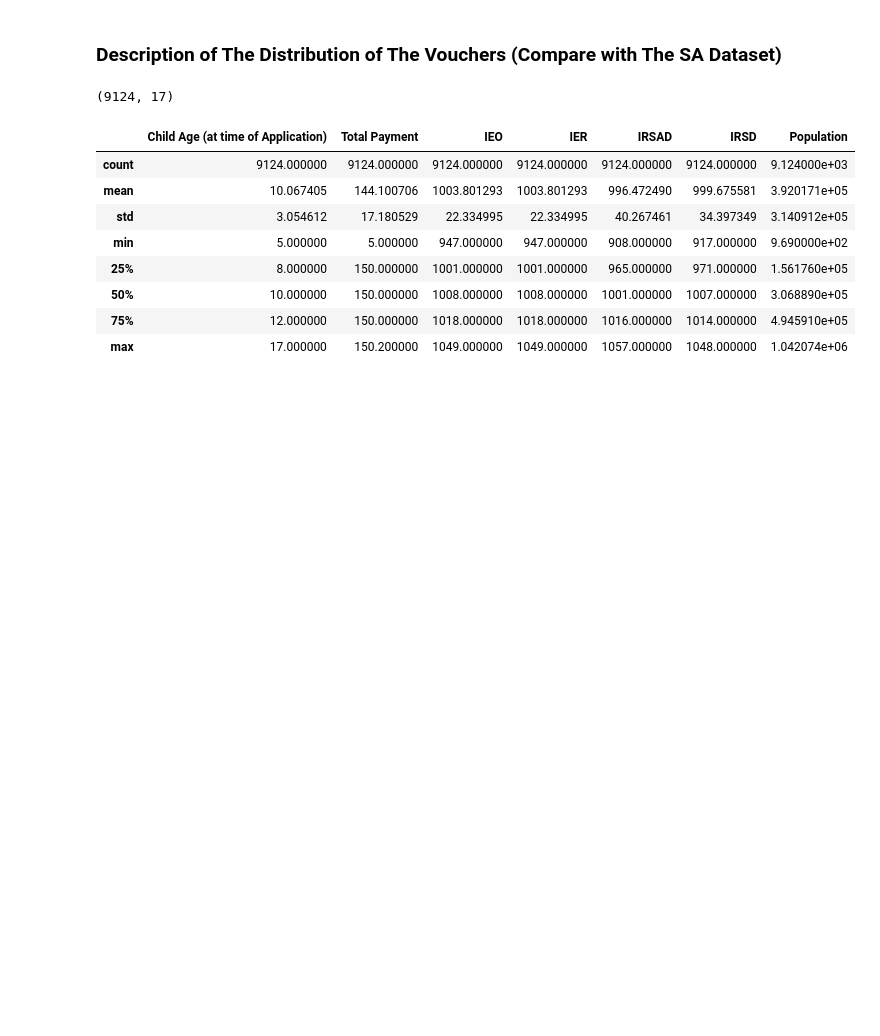
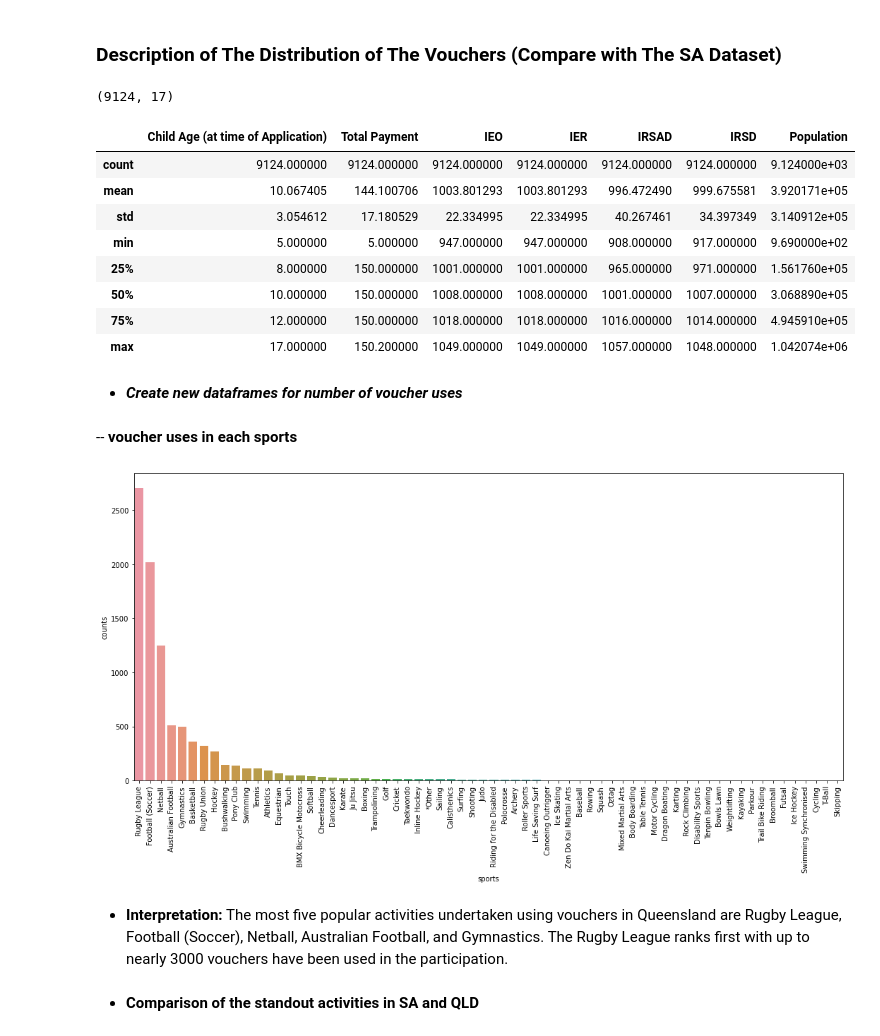
Before and after one commit to xuyenlinhHuynh/data-science-portfolio-xuyenlinhHuynh, a Jupyter notebook: Portfolio 2.ipynb, the cells around one changed output. Saved outputs shown, nothing was run; the diff lists cells and outputs as text; code cells hidden in the pictures; blank space fills up the shorter version.

```diff
--- a/Portfolio 2.ipynb
+++ b/Portfolio 2.ipynb
@@ -885,3 +885,22 @@ qld_vouchers_scores[["Child Age (at time of Application)", "Total Payment", "IEO
 | 50% | 10.000000 | 150.000000 | 1008.000000 | 1008.000000 | 1001.000000 | 1007.000000 | 3.068890e+05 |
 | 75% | 12.000000 | 150.000000 | 1018.000000 | 1018.000000 | 1016.000000 | 1014.000000 | 4.945910e+05 |
 | max | 17.000000 | 150.200000 | 1049.000000 | 1049.000000 | 1057.000000 | 1048.000000 | 1.042074e+06 |
+# %% [markdown]
+* ***Create new dataframes for number of voucher uses***
+# %% [markdown]
+-- **voucher uses in each sports**
+# %%
+# New dataframe including sport name and the corresponding number of voucher uses
+sport_vou = qld_vouchers_scores['Participation Activity'].value_counts().rename_axis('sports').reset_index(name='counts')
+# %%
+# plot the sport v.s voucher uses dataframe
+fig, ax = plt.subplots(figsize=(18,8))
+plot_sport = sns.barplot(x='sports', y='counts', data=sport_vou, ax=ax)
+plot_sport.set_xticklabels(plot_sport.get_xticklabels(), rotation=90)
+plt.show()
+# %% [output]
+[figure, added]
+# %% [markdown]
+* **Interpretation:** The most five popular activities undertaken using vouchers in Queensland are Rugby League, Football (Soccer), Netball, Australian Football, and Gymnastics. The Rugby League ranks first with up to nearly 3000 vouchers have been used in the participation.
+# %% [markdown]
+* **Comparison of the standout activities in SA and QLD**
```
Also changed, not shown: parts of 1 cell of this notebook.
